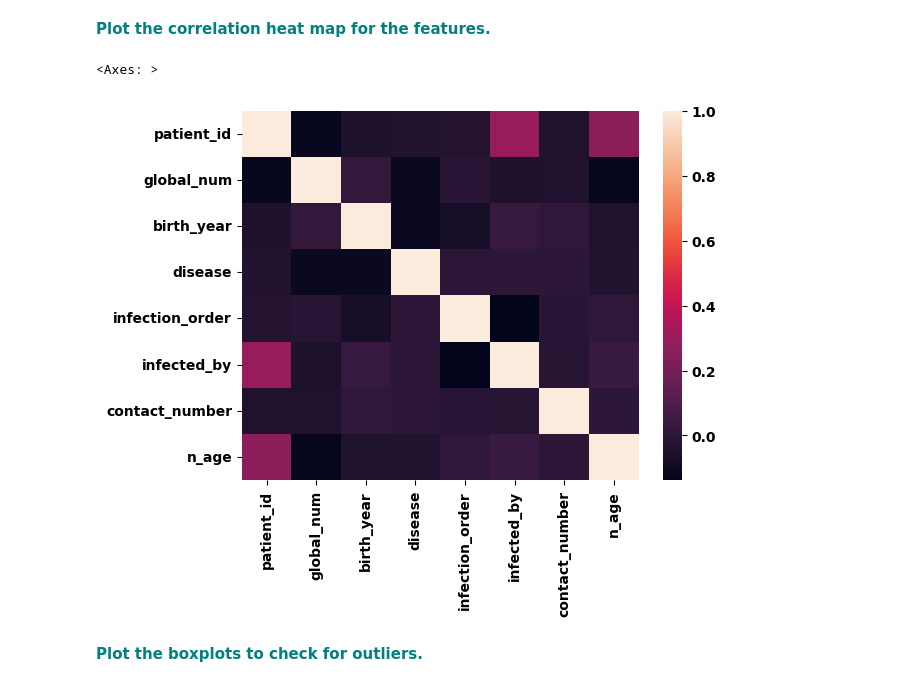
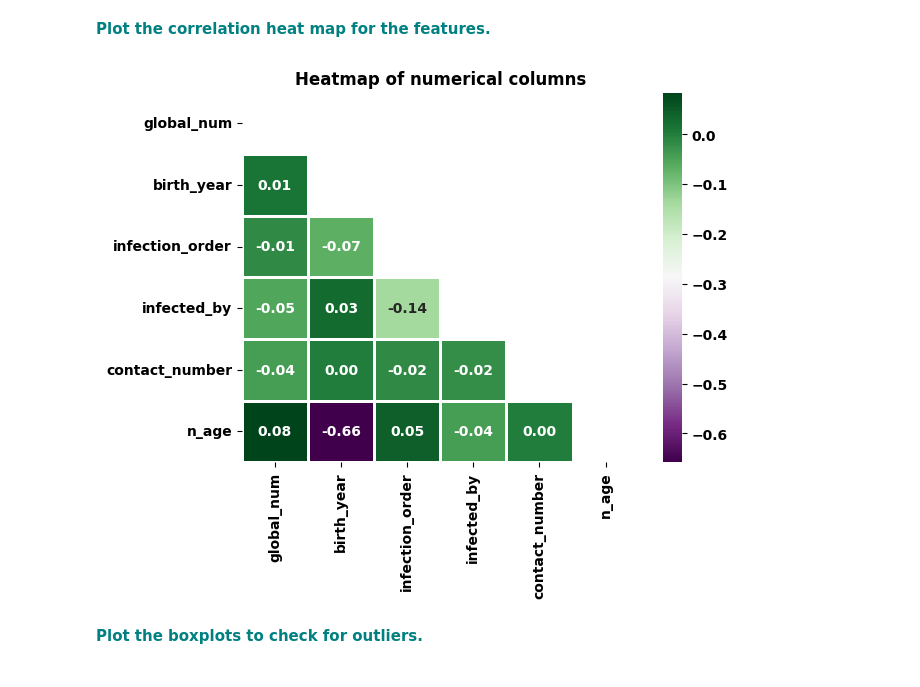
Before and after one commit to jonnross88/Springboard, a Jupyter notebook: u14_supervised_learning/Random Forest Covid Case Study/RandomForest_casestudy_covid19.ipynb, the cells around one changed output. Drawn from its saved outputs; the diff is of its cells as text; code cells hidden in the pictures.

```diff
--- a/u14_supervised_learning/Random Forest Covid Case Study/RandomForest_casestudy_covid19.ipynb
+++ b/u14_supervised_learning/Random Forest Covid Case Study/RandomForest_casestudy_covid19.ipynb
@@ -313,9 +344,30 @@ vn
 # %% [markdown]
 **<font color='teal'> Plot the correlation heat map for the features.</font>**
-# %%
-sns.heatmap(df.corr())
-# %% [output]
-<Axes: >
-[figure, removed]
+# %%
+numerical_cols = [
+    "global_num",
+    "birth_year",
+    "infection_order",
+    "infected_by",
+    "contact_number",
+    "n_age",
+]
+corr = df[numerical_cols].corr()
+mask = np.triu(np.ones_like(corr, dtype=bool))
+
+
+sns.heatmap(
+    corr,
+    mask=mask,
+    cmap="PRGn",
+    linewidths=1,
+    linecolor="w",
+    annot=True,
+    fmt=".2f",
+)
+plt.title("Heatmap of numerical columns")
+plt.show()
+# %% [output]
+[figure, added]
 # %% [markdown]
 **<font color='teal'> Plot the boxplots to check for outliers. </font>**
```
Also changed, not shown: parts of 32 cells of this notebook, 2 other files.
